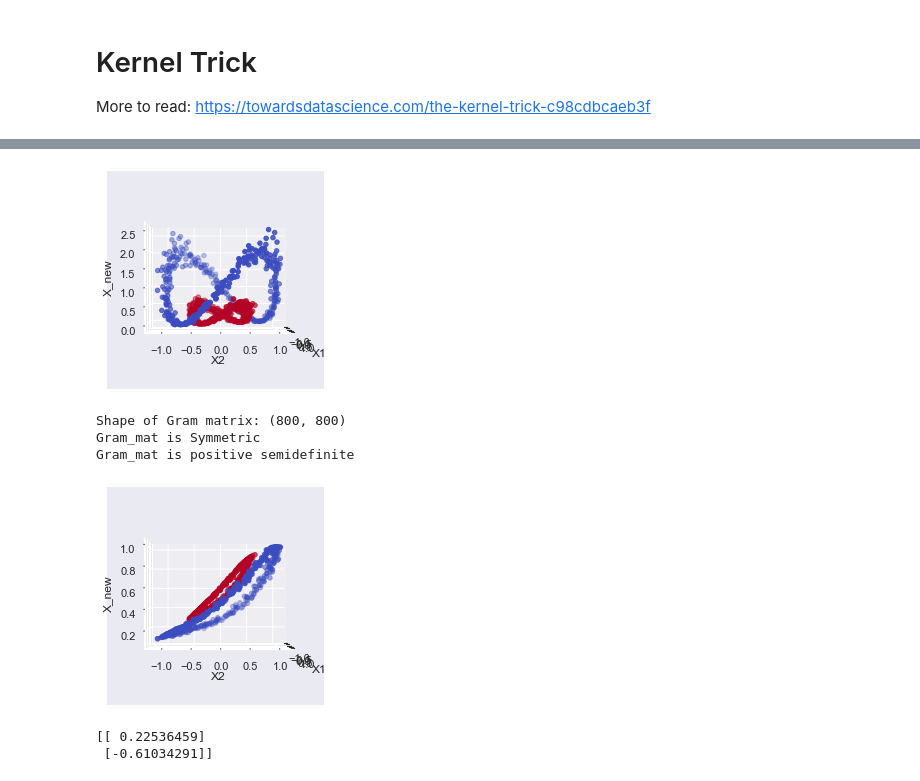
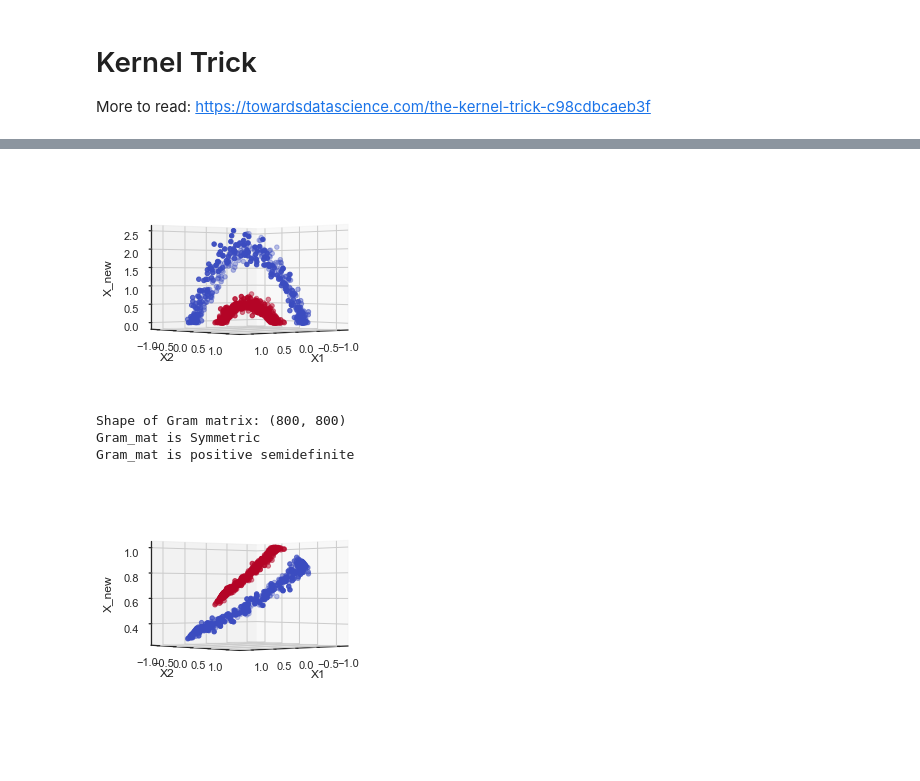
Before and after one commit to cl3789/machine-learning-basics, a Jupyter notebook: Supervised_Learning_SVM.ipynb, the cells around one changed output, grey strips where cells are left out. Cells and saved outputs as stored; diff of their text form; code cells hidden in the pictures; blank space fills up the shorter version.

```diff
--- a/Supervised_Learning_SVM.ipynb
+++ b/Supervised_Learning_SVM.ipynb
@@ -292,30 +292,30 @@ def check_spd(gram_mat):
 # %%
 
 X_new_poly = poly_2(X_1)
 
 ## Plot the new feature space of 2-d polynomial
 def plot_3d(X_new):
     fig = plt.figure()
     ax = fig.add_subplot(111, projection = '3d')
 
     ax.set_xlabel("X1")
     ax.set_ylabel("X2")
     ax.set_zlabel("X_new")
 
     ax.scatter(X_1[:,0], X_1[:,1], X_new, c=y_1, cmap = "coolwarm")
-    ax.view_init(0, 0)
+    ax.view_init(0, 50)
 
     plt.show()
 
 plot_3d(X_new_poly)
 
 ## Apply 2-degree polynomial kernel on the original feature space
 Gram_mat_poly = poly_2_kernel(X_1, X_1)
 print("Shape of Gram matrix:",Gram_mat_poly.shape)
 
 check_spd(Gram_mat_poly)
 # %% [output]
-[figure, old version]
+[figure, new version]
 Shape of Gram matrix: (800, 800)
 Gram_mat is Symmetric
 Gram_mat is positive semidefinite
@@ -324,4 +324,4 @@ X_new_rbf = gaussian(X_1, 1.0)
 
 plot_3d(X_new_rbf)
 # %% [output]
-[figure, old version]
+[figure, new version]
@@ -332,6 +327,0 @@ A_copy = A.copy()
-# %%
-B = np.random.randn(2,1)
-print(B)
-# %% [output]
-[[ 0.22536459]
- [-0.61034291]]
```
Also changed, not shown: parts of 8 cells of this notebook, 5 other files.
